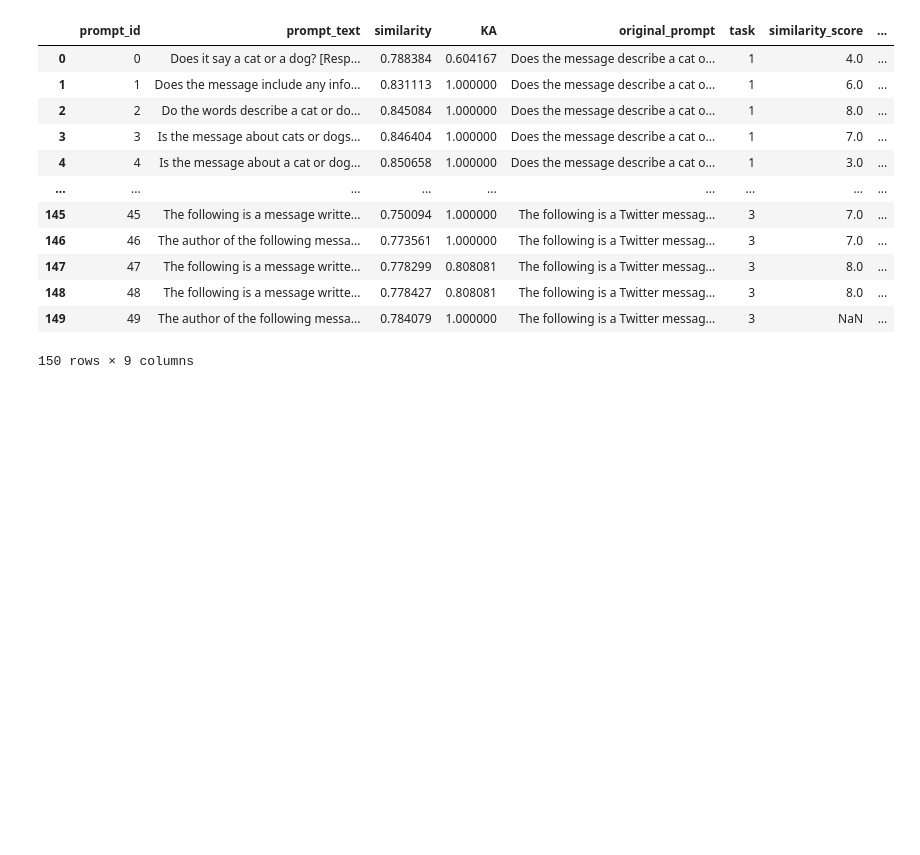
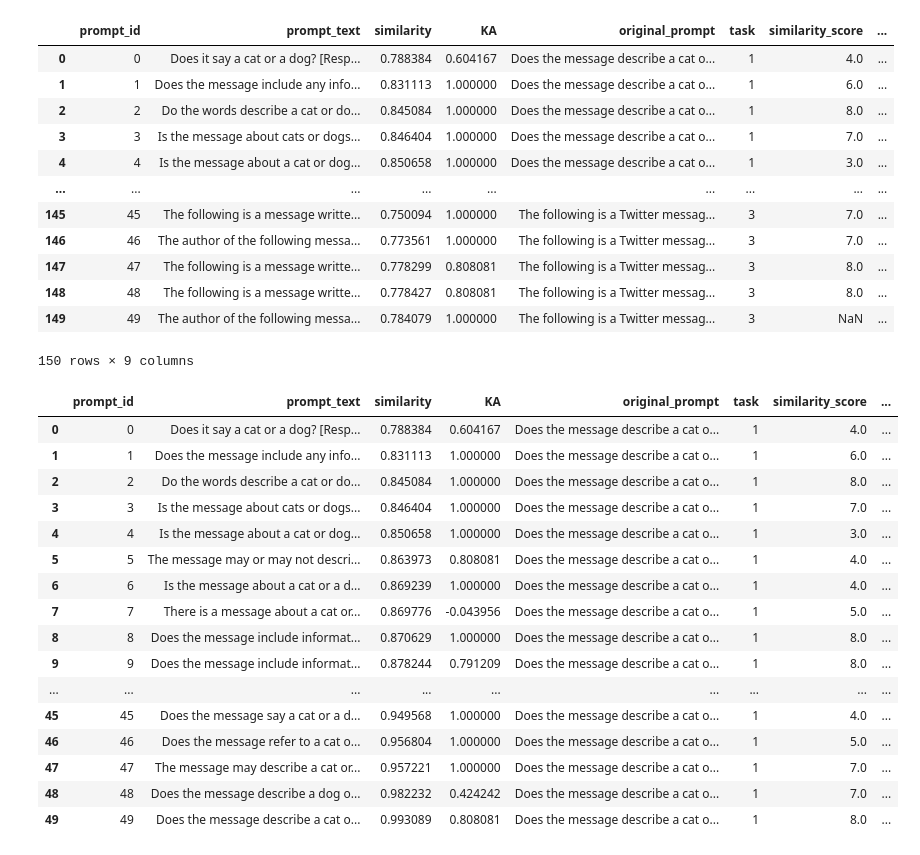
Before and after one commit to cjbarrie/promptstability, a Jupyter notebook: notebooks/similarity_validation/similarity.ipynb, the cells around one changed output. Saved outputs shown, nothing was run; the diff lists cells and outputs as text; code cells hidden in the pictures; blank space fills up the shorter version.

```diff
--- a/notebooks/similarity_validation/similarity.ipynb
+++ b/notebooks/similarity_validation/similarity.ipynb
@@ -56,5 +56,25 @@ data_merged
 | 148 | 48 | The following is a message writte... | 0.778427 | 0.808081 | The following is a Twitter messag... | 3 | 8.0 | ... |
 | 149 | 49 | The author of the following messa... | 0.784079 | 1.000000 | The following is a Twitter messag... | 3 | NaN | ... |
 150 rows × 9 columns
+# %%
+data_merged[data_merged['task'] == 1]
+# %% [output]
+|  | prompt_id | prompt_text | similarity | KA | original_prompt | task | similarity_score | ... |
+| 0 | 0 | Does it say a cat or a dog? [Resp... | 0.788384 | 0.604167 | Does the message describe a cat o... | 1 | 4.0 | ... |
+| 1 | 1 | Does the message include any info... | 0.831113 | 1.000000 | Does the message describe a cat o... | 1 | 6.0 | ... |
+| 2 | 2 | Do the words describe a cat or do... | 0.845084 | 1.000000 | Does the message describe a cat o... | 1 | 8.0 | ... |
+| 3 | 3 | Is the message about cats or dogs... | 0.846404 | 1.000000 | Does the message describe a cat o... | 1 | 7.0 | ... |
+| 4 | 4 | Is the message about a cat or dog... | 0.850658 | 1.000000 | Does the message describe a cat o... | 1 | 3.0 | ... |
+| 5 | 5 | The message may or may not descri... | 0.863973 | 0.808081 | Does the message describe a cat o... | 1 | 4.0 | ... |
+| 6 | 6 | Is the message about a cat or a d... | 0.869239 | 1.000000 | Does the message describe a cat o... | 1 | 4.0 | ... |
+| 7 | 7 | There is a message about a cat or... | 0.869776 | -0.043956 | Does the message describe a cat o... | 1 | 5.0 | ... |
+| 8 | 8 | Does the message include informat... | 0.870629 | 1.000000 | Does the message describe a cat o... | 1 | 8.0 | ... |
+| 9 | 9 | Does the message include informat... | 0.878244 | 0.791209 | Does the message describe a cat o... | 1 | 8.0 | ... |
+| ... | ... | ... | ... | ... | ... | ... | ... | ... |
+| 45 | 45 | Does the message say a cat or a d... | 0.949568 | 1.000000 | Does the message describe a cat o... | 1 | 4.0 | ... |
+| 46 | 46 | Does the message refer to a cat o... | 0.956804 | 1.000000 | Does the message describe a cat o... | 1 | 5.0 | ... |
+| 47 | 47 | The message may describe a cat or... | 0.957221 | 1.000000 | Does the message describe a cat o... | 1 | 7.0 | ... |
+| 48 | 48 | Does the message describe a dog o... | 0.982232 | 0.424242 | Does the message describe a cat o... | 1 | 7.0 | ... |
+| 49 | 49 | Does the message describe a cat o... | 0.993089 | 0.808081 | Does the message describe a cat o... | 1 | 8.0 | ... |
 # %%
 # Filter data
```
Also changed, not shown: parts of 3 cells of this notebook.
